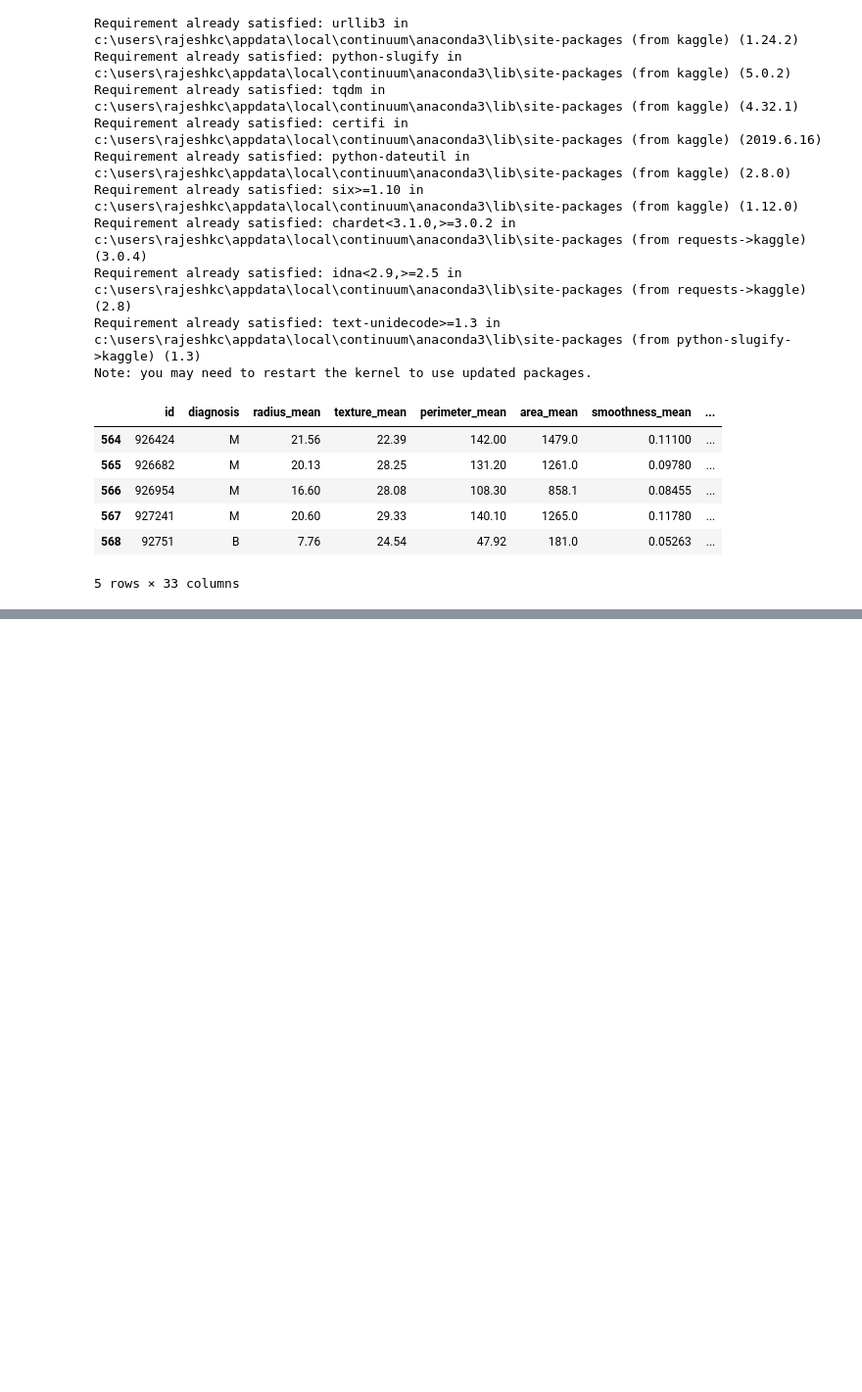
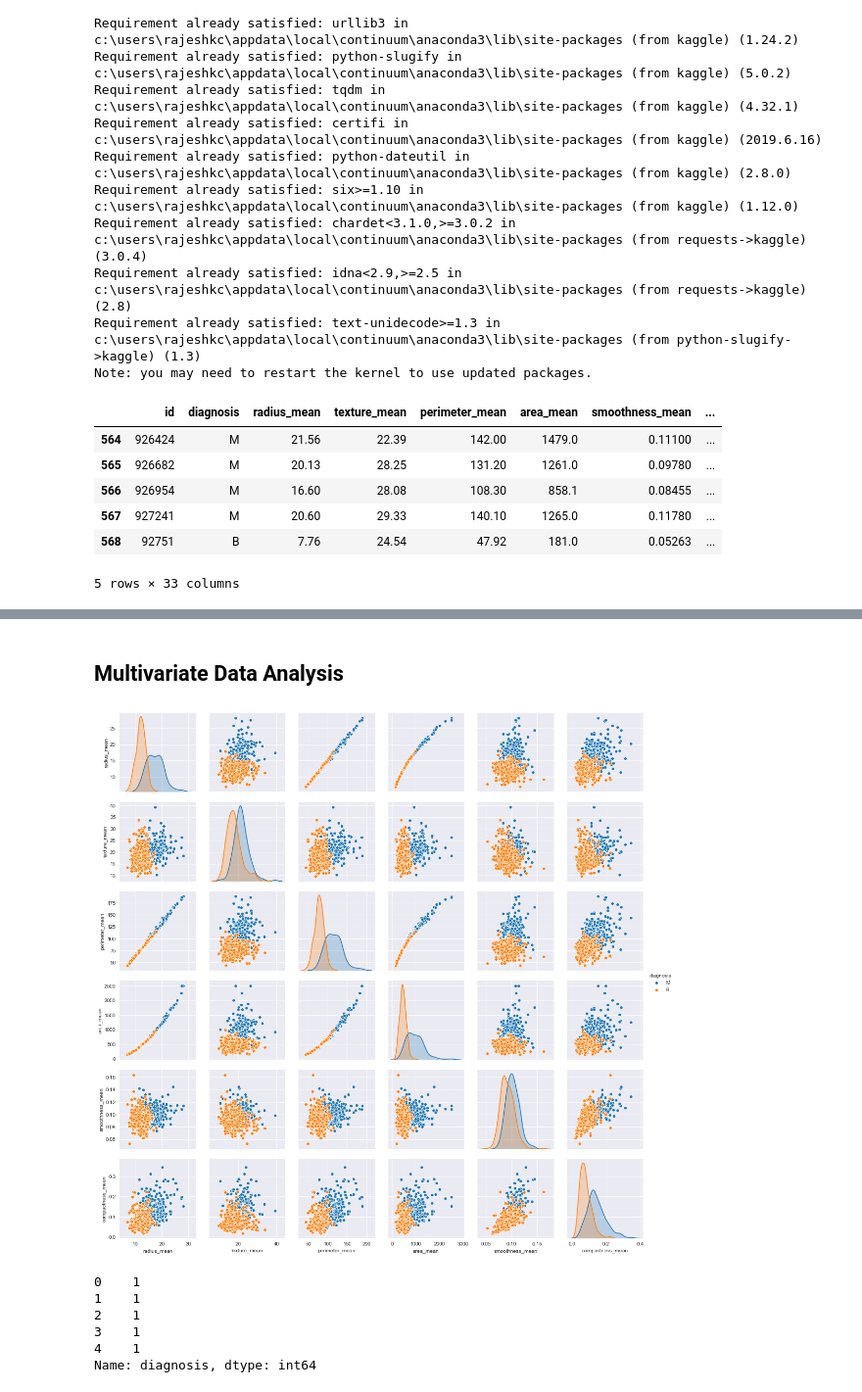
Before and after one commit to rajeshkumarchellappan/ML_projects, a Jupyter notebook: Health/Breast_Cancer_detection/Breast_Cancer_detection_1.ipynb, the cells around one changed output, grey strips where cells are left out. Shown at 98% size. Cells and saved outputs as stored; diff of their text form; code cells hidden in the pictures; blank space fills up the shorter version.

```diff
--- a/Health/Breast_Cancer_detection/Breast_Cancer_detection_1.ipynb
+++ b/Health/Breast_Cancer_detection/Breast_Cancer_detection_1.ipynb
@@ -47,0 +131,16 @@ df.tail()
+# %% [markdown]
+## Multivariate Data Analysis
+# %%
+sns.pairplot(df.iloc[:,:7],hue='diagnosis');
+# %% [output]
+[figure, added]
+# %%
+df['diagnosis'].replace({'M':1,'B':0},inplace=True)
+df['diagnosis'].head()
+# %% [output]
+0    1
+1    1
+2    1
+3    1
+4    1
+Name: diagnosis, dtype: int64
```
Also changed, not shown: parts of 27 cells of this notebook, 3 other files.
